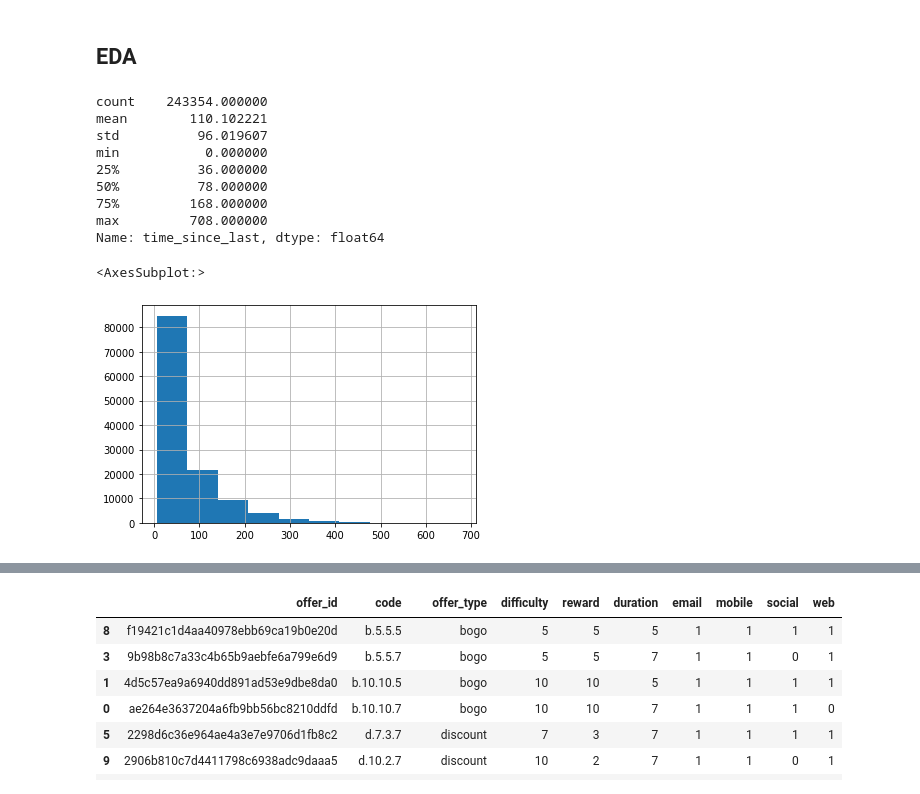
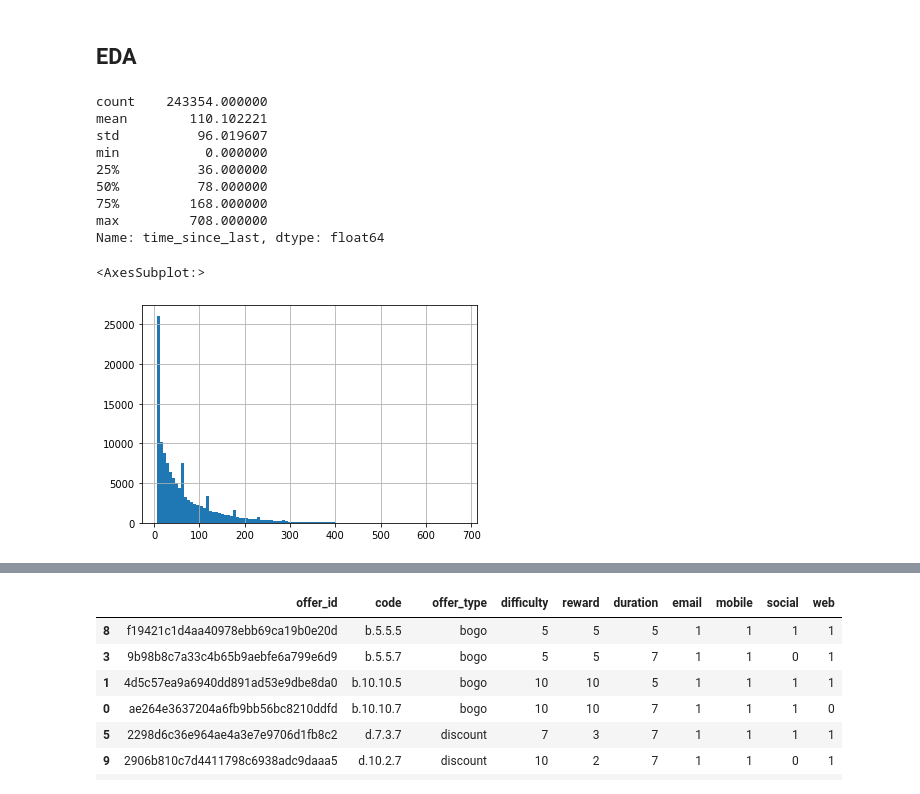
Before and after one commit to felipe-takaoka/starbucks-capstone, a Jupyter notebook: Starbucks_Capstone_notebook.ipynb, the cells around one changed output, grey strips where cells are left out. Drawn from its saved outputs; the diff is of its cells as text; code cells hidden in the pictures.

```diff
--- a/Starbucks_Capstone_notebook.ipynb
+++ b/Starbucks_Capstone_notebook.ipynb
@@ -246,20 +246,20 @@ transcript_df
 # %%
 transcript_eda = transcript_df.copy()
 
 # Histogram of time between purchases
 transcript_eda["last_time"] = transcript_eda.groupby(["person","event"])["time"].shift(1)
 transcript_eda["time_since_last"] = transcript_eda["time"] - transcript_eda["last_time"]
 print(transcript_eda["time_since_last"].describe())
-transcript_eda.loc[transcript_eda["event"]=="transaction", "time_since_last"].hist()
+transcript_eda.loc[transcript_eda["event"]=="transaction", "time_since_last"].hist(bins=100)
 # %% [output]
 count    243354.000000
 mean        110.102221
 std          96.019607
 min           0.000000
 25%          36.000000
 50%          78.000000
 75%         168.000000
 max         708.000000
 Name: time_since_last, dtype: float64
 <AxesSubplot:>
-[figure, old version]
+[figure, new version]
```
Also changed, not shown: parts of 4 cells of this notebook.
